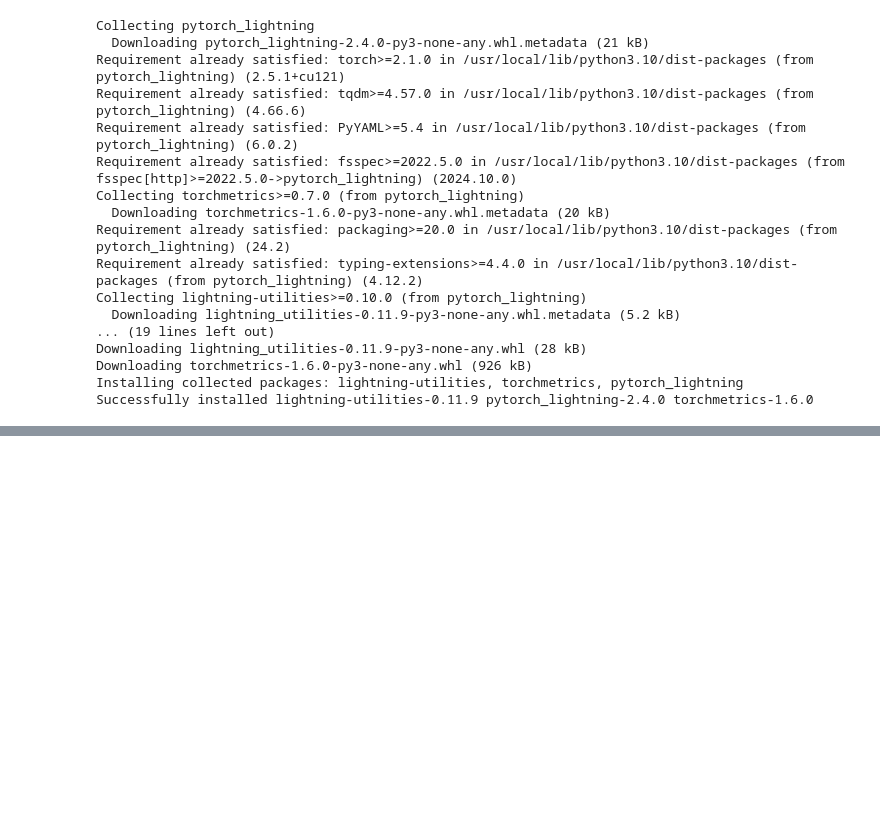
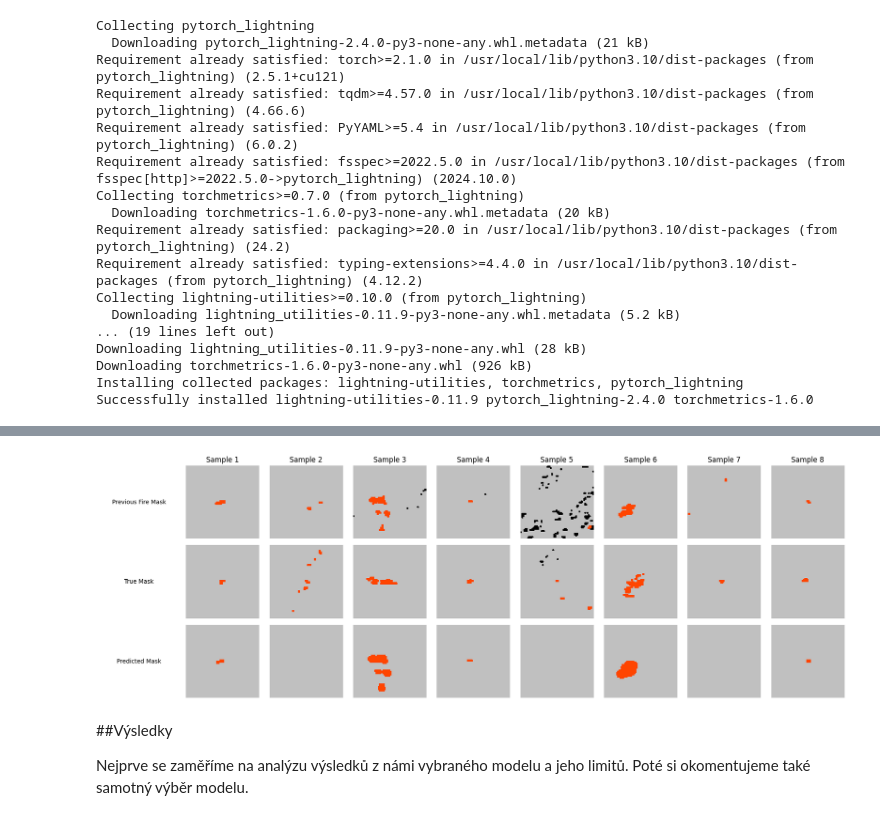
Before and after one commit to Strojove-uceni/2024-final-michal-aaron, a Jupyter notebook: wildfire_spread_demo.ipynb, the cells around one changed output, grey strips where cells are left out. Cells and saved outputs as stored; diff of their text form; code cells hidden in the pictures; blank space fills up the shorter version.

```diff
--- a/wildfire_spread_demo.ipynb
+++ b/wildfire_spread_demo.ipynb
@@ -806,0 +522,69 @@ plt.show()
+# %%
+NUM_EXAMPLES = 8
+fig_width = 2 * NUM_EXAMPLES + 2  # Add extra space for the row titles
+fig_height = 6  # Fixed height for three rows: Previous Fire Mask, True Mask, Predicted Mask
+
+# Create a figure and axes grid
+fig, axes = plt.subplots(3, NUM_EXAMPLES + 1, figsize=(fig_width, fig_height))
+
+# Titles for the rows
+row_titles = ["Previous Fire Mask", "True Mask", "Predicted Mask"]
+
+examples = [next(dataset_iter) for i in range(NUM_EXAMPLES)]  # Collect NUM_EXAMPLES individual examples
+inputs = torch.stack([torch.tensor(example[0].numpy(), dtype=torch.float32).permute(2, 0, 1) for example in examples])  # Convert and stack inputs
+labels = torch.stack([torch.tensor(example[1].numpy(), dtype=torch.float32).permute(2, 0, 1) for example in examples])  # Convert and stack labels
+
+# Move model and inputs to the same device (GPU if available)
+device = torch.device("cuda" if torch.cuda.is_available() else "cpu")
+model.to(device)
+inputs = inputs.to(device)
+labels = labels.to(device)
+
+# Generate predictions
+predictions = []
+for i in range(NUM_EXAMPLES):
+    inputs_i = inputs[i].unsqueeze(0)  # Add batch dimension
+    with torch.no_grad():
+        predictions.append((model(inputs_i) > 0.5).float())  # Apply sigmoid activation
+
+# Concatenate predictions for easier visualization
+predictions = torch.cat(predictions, dim=0)
+
+# Visualize results
+for i in range(3):  # Three rows: Previous Fire Mask, True Mask, Predicted Mask
+    for j in range(NUM_EXAMPLES + 1):  # Extra column for row titles
+        ax = axes[i, j]  # Access subplot
+
+        if j == 0:
+            # Add row titles in the first column
+            ax.text(
+                0.5, 0.5, row_titles[i], fontsize=10, ha='center', va='center'#, rotation=90
+            )
+            ax.axis('off')  # No plot for title cells
+        else:
+            # Plot the data in subsequent columns
+            if i == 0:
+                # Previous fire mask
+                ax.imshow(inputs[j - 1, -1, :, :].cpu().numpy(), cmap=CMAP, norm=NORM)
+            elif i == 1:
+                # True mask
+                ax.imshow(labels[j - 1, 0, :, :].cpu().numpy(), cmap=CMAP, norm=NORM)
+            elif i == 2:
+                # Predicted mask
+                ax.imshow(predictions[j - 1, 0, :, :].cpu().numpy(), cmap=CMAP, norm=NORM)
+
+            ax.axis('off')
+
+            if i == 0:
+                # Add column titles for the first row
+                ax.set_title(f"Sample {j}", fontsize=12)
+
+# Adjust layout and save the figure
+plt.tight_layout()
+plt.show()  # Display the figure
+# %% [output]
+[figure, added]
+# %% [markdown]
+##Výsledky
+
+Nejprve se zaměříme na analýzu výsledků z námi vybraného modelu a jeho limitů. Poté si okomentujeme také samotný výběr modelu.
```
Also changed, not shown: parts of 69 cells of this notebook.
